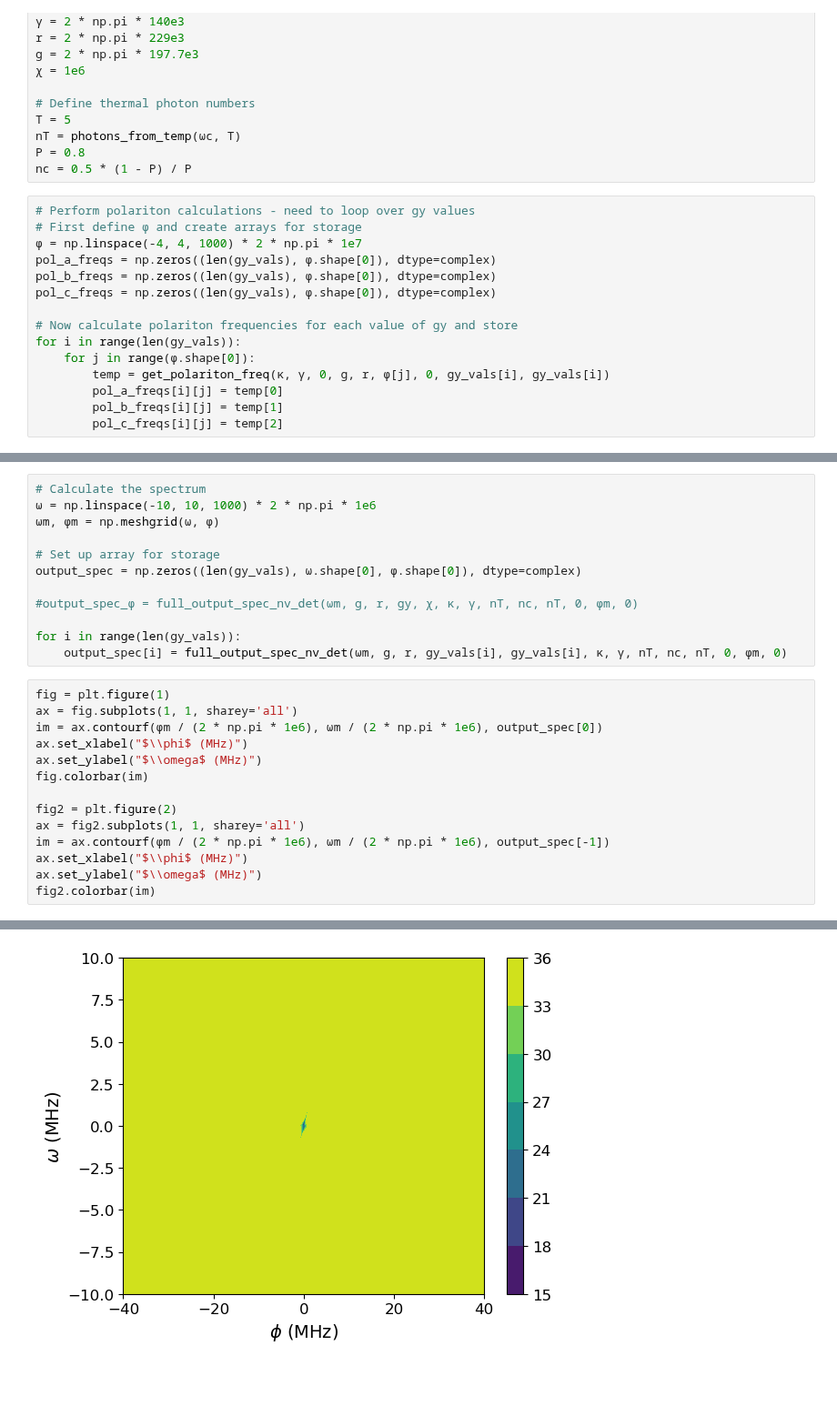
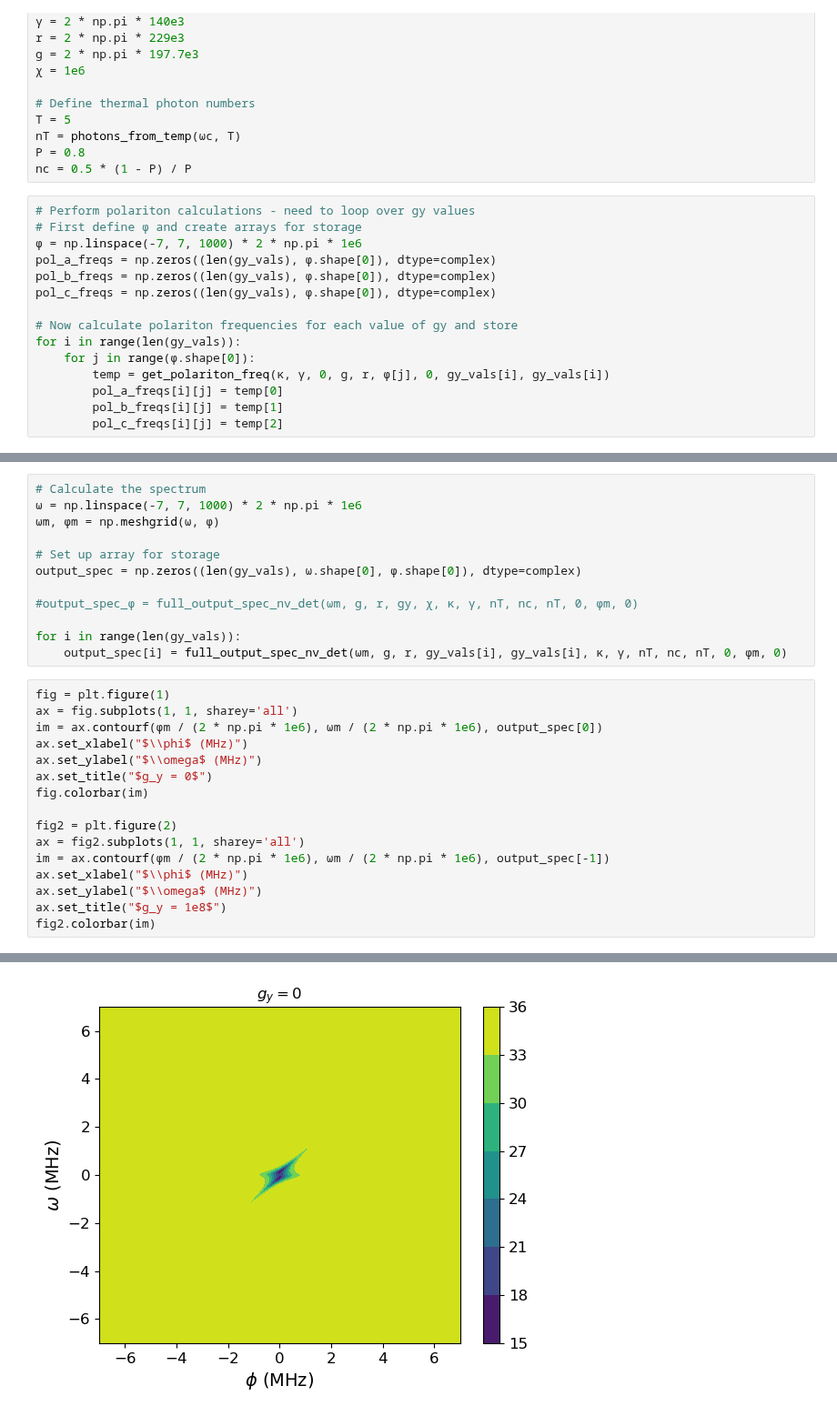
Before and after one commit to jleamer/mode_cooling, a Jupyter notebook: tripartite_cooling.ipynb, the cells around one changed output, grey strips where cells are left out. Shown at 91% size. Drawn from its saved outputs; the diff is of its cells as text; blank space fills up the shorter version.

```diff
--- a/tripartite_cooling.ipynb
+++ b/tripartite_cooling.ipynb
@@ -343,7 +342,7 @@ nc = 0.5 * (1 - P) / P
 # %%
 # Perform polariton calculations - need to loop over gy values
 # First define ϕ and create arrays for storage
-ϕ = np.linspace(-4, 4, 1000) * 2 * np.pi * 1e7
+ϕ = np.linspace(-7, 7, 1000) * 2 * np.pi * 1e6
 pol_a_freqs = np.zeros((len(gy_vals), ϕ.shape[0]), dtype=complex)
 pol_b_freqs = np.zeros((len(gy_vals), ϕ.shape[0]), dtype=complex)
 pol_c_freqs = np.zeros((len(gy_vals), ϕ.shape[0]), dtype=complex)
@@ -385,6 +384,6 @@ MovieWriter ffmpeg unavailable; using Pillow instead.
 # %%
 # Calculate the spectrum
-ω = np.linspace(-10, 10, 1000) * 2 * np.pi * 1e6
+ω = np.linspace(-7, 7, 1000) * 2 * np.pi * 1e6
 ωm, ϕm = np.meshgrid(ω, ϕ)
 
 # Set up array for storage
@@ -397,17 +396,19 @@ for i in range(len(gy_vals)):
 # %%
 fig = plt.figure(1)
 ax = fig.subplots(1, 1, sharey='all')
 im = ax.contourf(ϕm / (2 * np.pi * 1e6), ωm / (2 * np.pi * 1e6), output_spec[0])
 ax.set_xlabel("$\\phi$ (MHz)")
 ax.set_ylabel("$\\omega$ (MHz)")
+ax.set_title("$g_y = 0$")
 fig.colorbar(im)
 
 fig2 = plt.figure(2)
 ax = fig2.subplots(1, 1, sharey='all')
 im = ax.contourf(ϕm / (2 * np.pi * 1e6), ωm / (2 * np.pi * 1e6), output_spec[-1])
 ax.set_xlabel("$\\phi$ (MHz)")
 ax.set_ylabel("$\\omega$ (MHz)")
+ax.set_title("$g_y = 1e8$")
 fig2.colorbar(im)
 # %% [output]
 <matplotlib.colorbar.Colorbar at 0x...>
-[figure, old version]
+[figure, new version]
```
Also changed, not shown: parts of 3 cells of this notebook, 1 other file.
